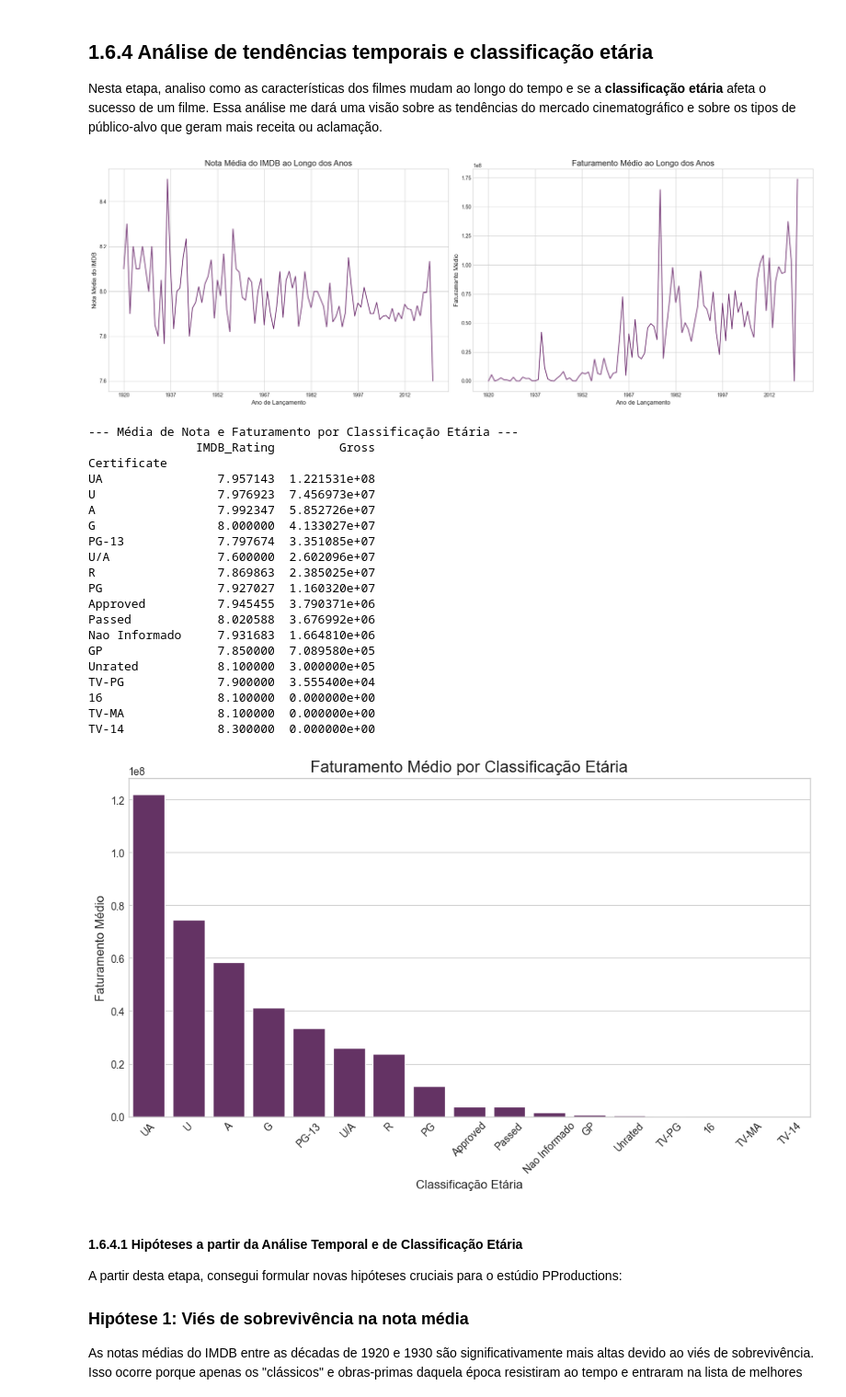
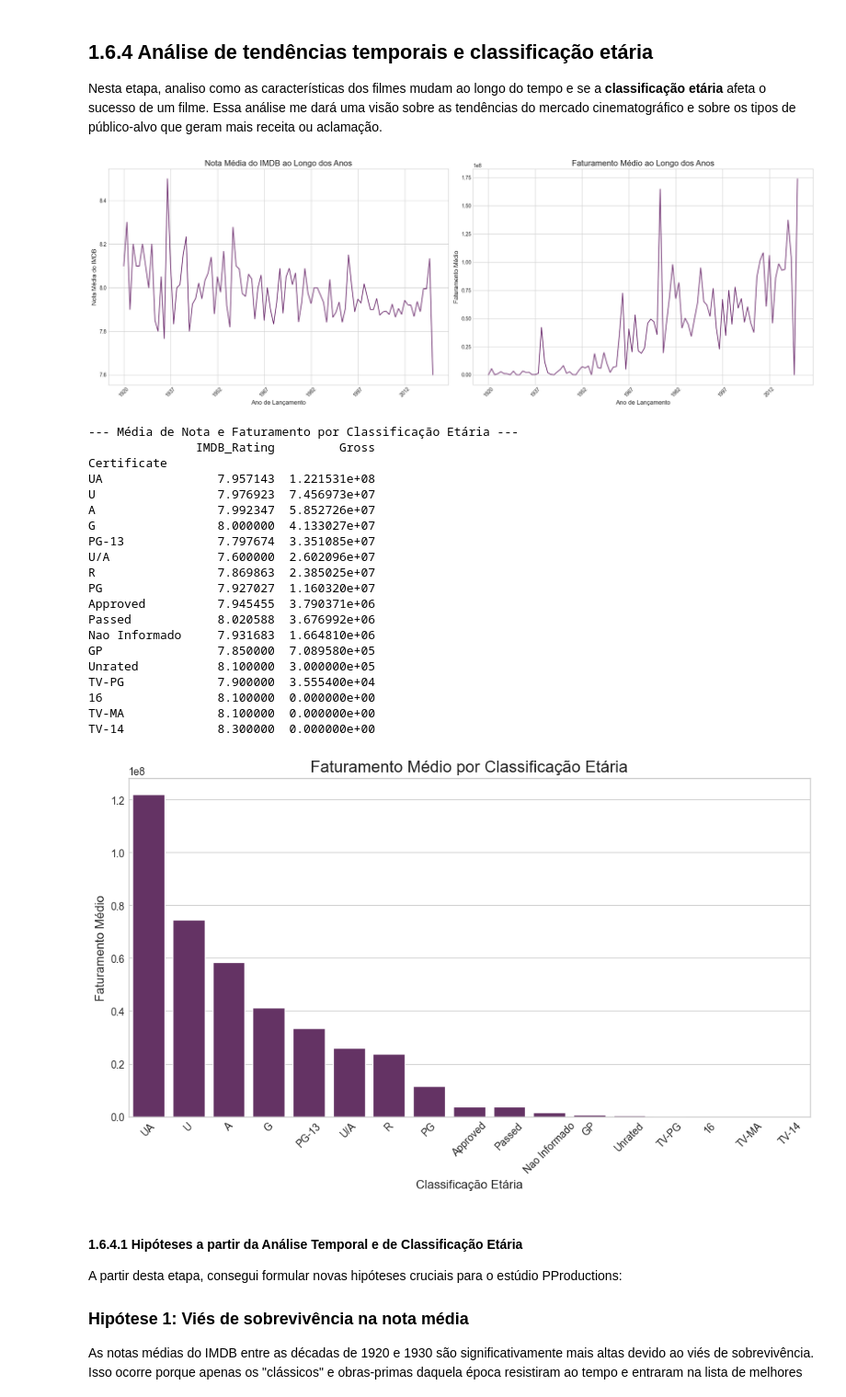
Before and after one commit to marisapereira900/LH_CD_MARISAPEREIRA, a Jupyter notebook: LH_CD_MARISA.ipynb, the cells around one changed output. Shown at 92% size. Cells and saved outputs as stored; diff of their text form; code cells hidden in the pictures.

```diff
--- a/LH_CD_MARISA.ipynb
+++ b/LH_CD_MARISA.ipynb
@@ -673,6 +689,7 @@ Nesta etapa, analiso como as características dos filmes mudam ao longo do tempo
 import pandas as pd
 import matplotlib.pyplot as plt
 import seaborn as sns
+import matplotlib.ticker as mticker
 
 sns.set_style("whitegrid")
 
@@ -682,45 +699,45 @@ sns.set_style("whitegrid")
 media_por_ano = df.groupby('Released_Year')[['IMDB_Rating', 'Gross']].mean()
 
 # Criar uma figura com 2 subplots
-fig, axes = plt.subplots(1, 2, figsize=(20, 7)) # Aumentamos um pouco a largura para melhor visualização
+fig, axes = plt.subplots(1, 2, figsize=(20, 7))
 
 # Gráfico de linha: Nota média do IMDB por ano
 sns.lineplot(x=media_por_ano.index, y='IMDB_Rating', data=media_por_ano, ax=axes[0])
 axes[0].set_title('Nota Média do IMDB ao Longo dos Anos', fontsize=16)
 axes[0].set_xlabel('Ano de Lançamento', fontsize=12)
 axes[0].set_ylabel('Nota Média do IMDB', fontsize=12)
-axes[0].tick_params(axis='x', rotation=0) # Ajusta a rotação apenas para este subplot
-axes[0].xaxis.set_major_locator(mticker.MaxNLocator(nbins=10)) # Limita o número de rótulos no eixo x
+axes[0].tick_params(axis='x', rotation=45) # Melhor rotação para anos
+axes[0].xaxis.set_major_locator(mticker.MaxNLocator(nbins=10, integer=True)) # Garante que os anos sejam inteiros
 
 # Gráfico de linha: Faturamento médio por ano
 sns.lineplot(x=media_por_ano.index, y='Gross', data=media_por_ano, ax=axes[1])
 axes[1].set_title('Faturamento Médio ao Longo dos Anos', fontsize=16)
 axes[1].set_xlabel('Ano de Lançamento', fontsize=12)
 axes[1].set_ylabel('Faturamento Médio', fontsize=12)
-axes[1].tick_params(axis='x', rotation=0) # Ajusta a rotação apenas para este subplot
-axes[1].xaxis.set_major_locator(mticker.MaxNLocator(nbins=10)) # Limita o número de rótulos no eixo x
+axes[1].tick_params(axis='x', rotation=45) # Melhor rotação para anos
+axes[1].xaxis.set_major_locator(mticker.MaxNLocator(nbins=10, integer=True)) # Garante que os anos sejam inteiros
 
 
 plt.tight_layout()
 plt.show()
 
 # --- Análise por Classificação Etária (Certificate) ---
 media_por_cert = df.groupby('Certificate')[['IMDB_Rating', 'Gross']].mean().sort_values(by='Gross', ascending=False)
 contagem_por_cert = df['Certificate'].value_counts()
 
 print("\n--- Média de Nota e Faturamento por Classificação Etária ---")
 print(media_por_cert)
 
 # Criar um gráfico de barras para o faturamento médio por classificação
 plt.figure(figsize=(12, 6))
 sns.barplot(x=media_por_cert.index, y=media_por_cert['Gross'])
 plt.title('Faturamento Médio por Classificação Etária', fontsize=16)
 plt.xlabel('Classificação Etária', fontsize=12)
 plt.ylabel('Faturamento Médio', fontsize=12)
 plt.xticks(rotation=45)
 plt.show()
 # %% [output]
-[figure, old version]
+[figure, new version]
 --- Média de Nota e Faturamento por Classificação Etária ---
                IMDB_Rating         Gross
 Certificate
```
Also changed, not shown: parts of 4 cells of this notebook, 1 other file.
